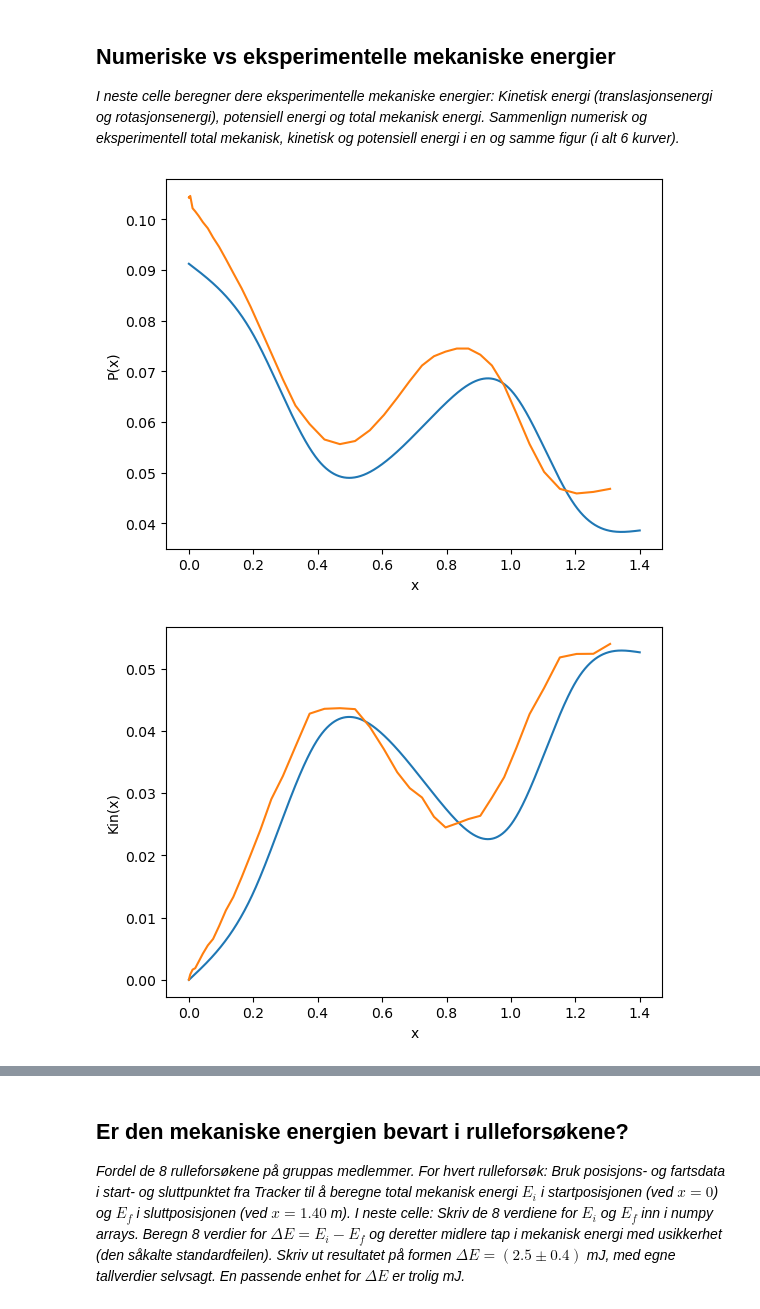
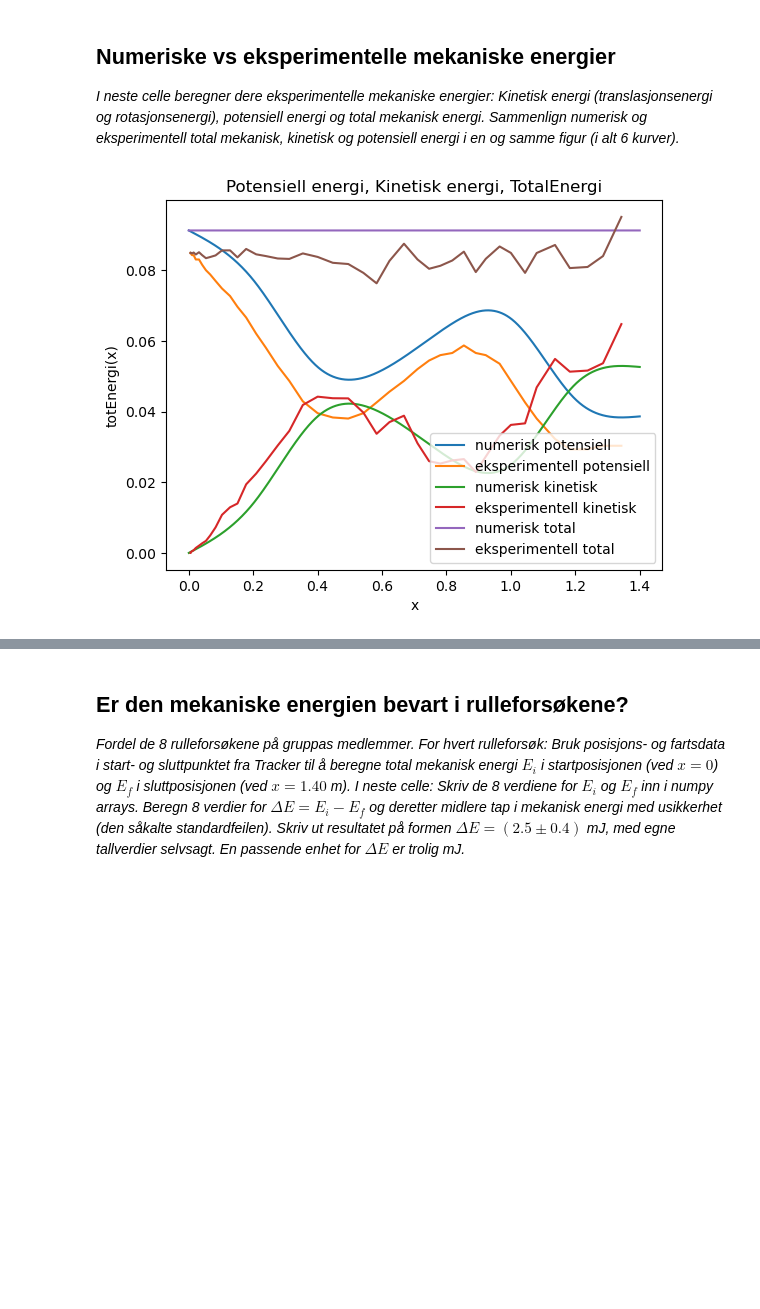
Before and after one commit to kristiancarlenius/Fysikk-Lab, a Jupyter notebook: mal_V24.ipynb, the cells around one changed output, grey strips where cells are left out. Saved outputs shown, nothing was run; the diff lists cells and outputs as text; code cells hidden in the pictures; blank space fills up the shorter version.

```diff
--- a/mal_V24.ipynb
+++ b/mal_V24.ipynb
@@ -281,8 +283,8 @@ U0 = M*g*yfast[0]
 #Potensiell energi slutt
 UN = M*g*yfast[len(yfast)-1]
 
-def Kin_en(m, v):
-    return 0.5*m*v**2
+def Kin_en(v):
+    return c*0.5*M*v**2
 def Mek_en(K, U): #kg*(m/s)^2
     return K+U
 
@@ -290,8 +292,8 @@ vres = [1.569, 1.562, 1.573, 1.553, 1.560, 1.562, 1.564, 1.547]
 kinres = []
 mekdiff = []
 for v in vres:
-    kinres.append(Kin_en(M, v))
-    mekdiff.append(U0-Mek_en(Kin_en(M, v), UN))
+    kinres.append(Kin_en(v))
+    mekdiff.append(U0-Mek_en(Kin_en(v), UN))
 N = 8
 print(mekdiff)
 
@@ -401,44 +403,39 @@ def rotE(x):
 def transE(x):
    return 0.5*M*(x**2)
 
 def PE(x):
    return M*g*x
 
 def KinE(x):
    return rotE(x)+transE(x)
 
 def totEnergiE(x):
    return KinE(x)+PE(x)
 
 for i in v_exp:
    Etrans_exp.append(transE(i))
    Erot_exp.append(rotE(i))
    Ekin_exp.append(KinE(i))
 for i in range(len(y_exp)):
    Epot_exp.append(PE(y_exp[i]))
    Etot_exp.append(PE(y_exp[i])+Ekin_exp[i])
 
 #Figurer som sammenligner numerisk og eksperimentell kinetisk, potensiell og total mekanisk energi
 
 
-plt.plot(x, tP)
-plt.plot(x_exp, Epot_exp)
-plt.xlabel("x")
-plt.ylabel("P(x)")
-plt.show()
+plt.plot(x, tP,label="numerisk potensiell")
+plt.plot(x_exp, Epot_exp, label="eksperimentell potensiell")
 
-plt.plot(x, tK)
-plt.plot(x_exp, Ekin_exp)
-plt.xlabel("x")
-plt.ylabel("Kin(x)")
-plt.show()
 
-plt.plot(x, totE)
-plt.plot(x_exp, Etot_exp)
+plt.plot(x, tK,label="numerisk kinetisk")
+plt.plot(x_exp, Ekin_exp, label="eksperimentell kinetisk")
+
+plt.plot(x, totE,label="numerisk total")
+plt.plot(x_exp, Etot_exp,label="eksperimentell total")
 plt.title("Potensiell energi, Kinetisk energi, TotalEnergi")
 plt.xlabel("x")
 plt.ylabel("totEnergi(x)")
+plt.legend(loc='lower right')
 plt.show()
 # %% [output]
-[figure, old version]
+[figure, new version]
-[figure, removed]
```
Also changed, not shown: parts of 9 cells of this notebook, 2 other files.
